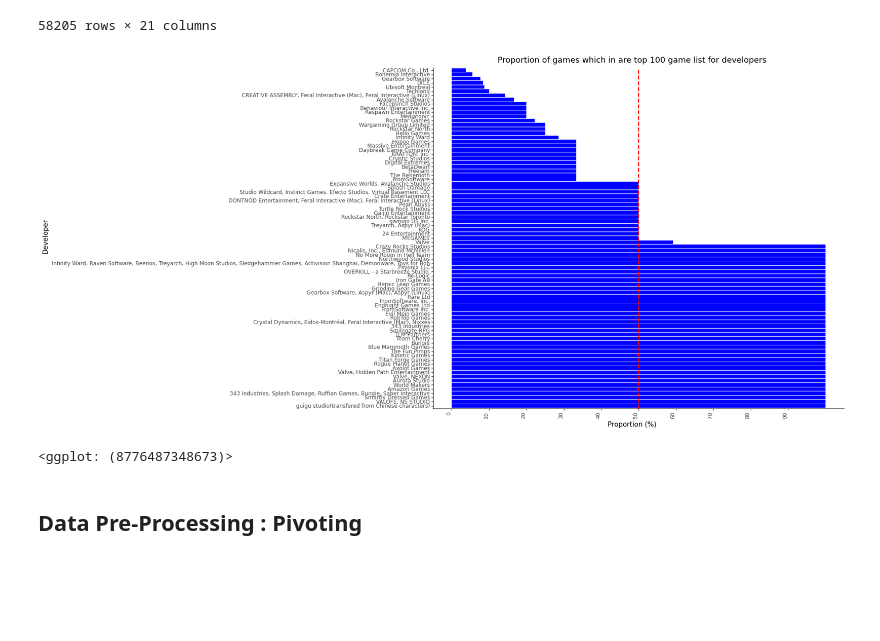
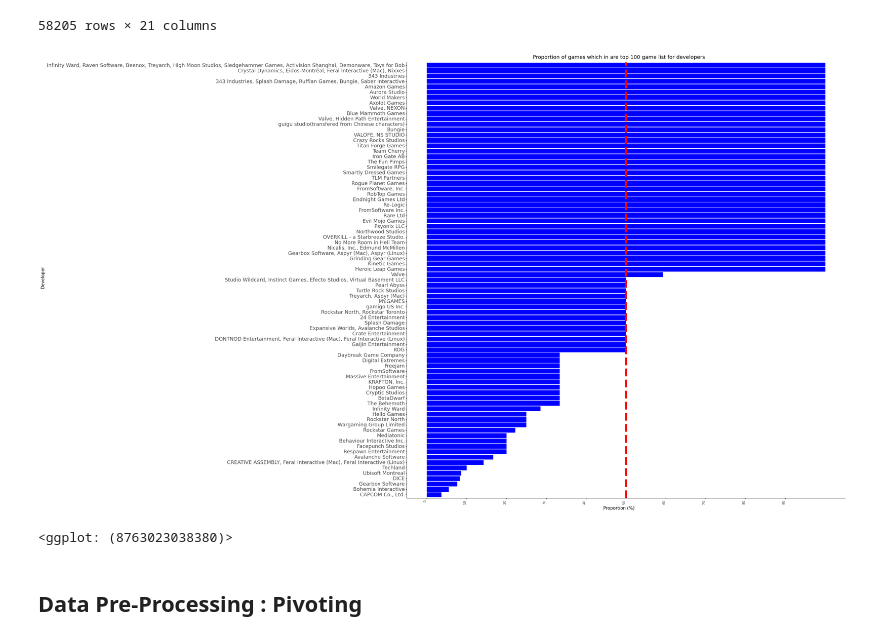
Before and after one commit to simondesh/DS105SuperStar, a Jupyter notebook: presentation/Pivoting.ipynb, the cells around one changed output. Drawn from its saved outputs; the diff is of its cells as text; code cells hidden in the pictures; blank space fills up the shorter version.

```diff
--- a/presentation/Pivoting.ipynb
+++ b/presentation/Pivoting.ipynb
@@ -309,7 +294,7 @@ df_tmp_all_games= (
     .groupby(groupby_columns)['appid']
     .nunique()
     .reset_index(name='num_games')
-    .sort_values(by='num_games', ascending=False)
+    .sort_values(by='num_games', ascending=True)
 )
 
 df_tmp_all_games
@@ -358,6 +348,10 @@ g_5
 ### Visualisation 6:
 ### what are the developers that created the most top 100 games
 # %%
+#| echo: false
+#| label: H2/V2//table
+#| fig-cap: "Number of top 100 games produced by developers"
+
 groupby_columns = ['developer']
 
 df_tmp_100_games = (
@@ -365,9 +359,9 @@ df_tmp_100_games = (
     .groupby(groupby_columns)['appid']
     .nunique()
     .reset_index(name='num_games')
-    .sort_values(by='num_games', ascending=False)
+    .sort_values(by='num_games', ascending=True)
 )
 
-df_tmp_100_games
+df_tmp_100_games.head(5)
 # %% [output]
 |  | developer | num_games |
@@ -495,7 +497,7 @@ df_100_developers = (
     .assign(proportion=lambda x: x['num_games_x'] / x['num_games_y'] * 100)
     .rename(columns={'num_games_x': 'num_games_100', 'num_games_y': 'num_games_all'})
     .assign(classification= lambda x: np.where(x['proportion'] >= 50, 'major', 'minor'))
-    .sort_values(by='proportion', ascending=False)
+    .sort_values(by='proportion', ascending=True)
     .assign(developer=lambda x: np.where(x['developer'] == '鬼谷工作室', 'guigu studio(transfered from Chinese characters)', x['developer']))
 )
 
@@ -587,22 +589,21 @@ df_all_games.to_csv('df_all_games_with_two_classifications.csv', index=False)
 # %%
 # plot for df_100_developer's proportion of games in the top 100 and order the x axis by the number of games and make the blank space bigger
 
 g_7 = (ggplot(df_100_developers, aes(x='developer', y='proportion')) +\
     geom_bar(stat='identity', fill='blue') +\
     labs(title='Proportion of games which in are top 100 game list for developers', x='Developer', y='Proportion (%)') +\
     theme_classic() +\
-    theme(axis_text_x=element_text(angle=90, hjust=1), figure_size=(12, 10)) +\
+    theme(axis_text_x=element_text(angle=90, hjust=1), figure_size=(20, 20)) +\
     coord_flip() +\
     scale_x_discrete(limits=df_100_developers['developer'].tolist()) +\
     scale_y_continuous(breaks=range(0, 100, 10)) +\
-
-    # add a line to show the proportion of 50%
-    geom_hline(yintercept=50, color='red', linetype='dashed', size=1)
+    theme(axis_text_y=element_text(size=13)) +\
+    geom_hline(yintercept=50, color='red', linetype='dashed', size=3)
 )
 
 g_7
 # %% [output]
-[figure, old version]
+[figure, new version]
-<ggplot: (8776487348673)>
+<ggplot: (8763023038380)>
 # %% [markdown]
 ## Data Pre-Processing : Pivoting
```
Also changed, not shown: parts of 23 cells of this notebook, 24 other files.
